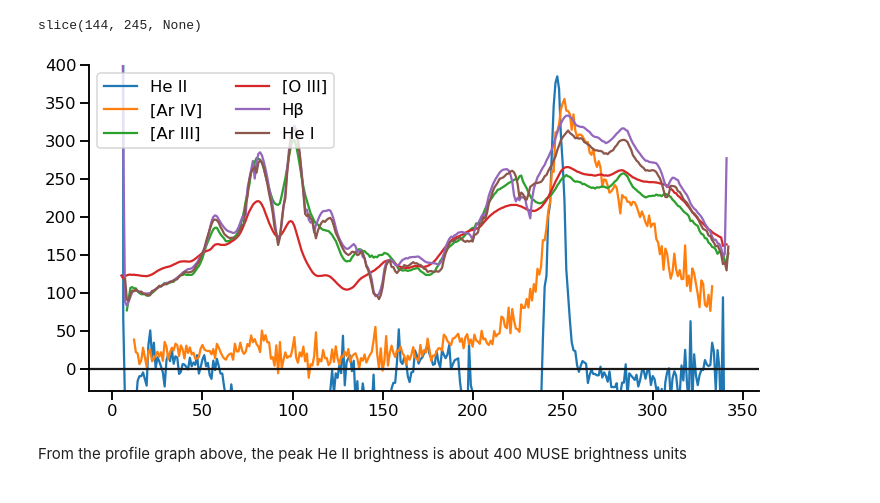
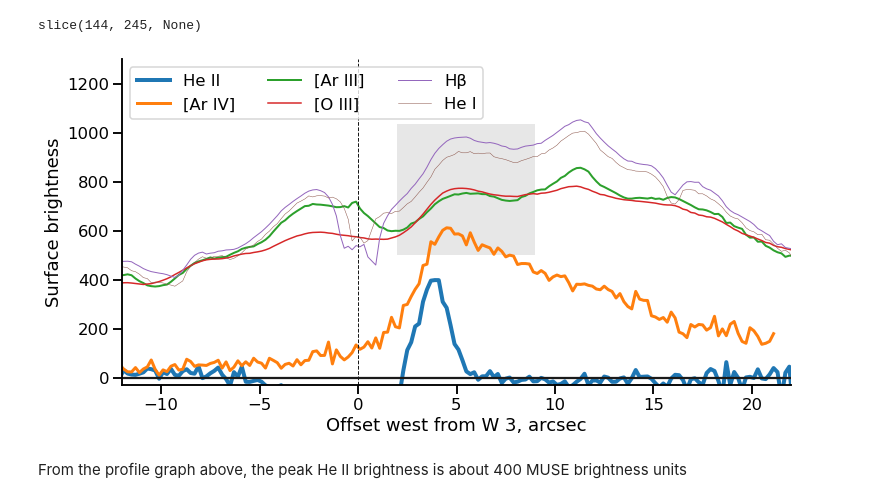
Before and after one commit to will-henney/muse-hii-regions, a Jupyter notebook: notebooks/01-02-yet-more-line-ratios.ipynb, the cells around one changed output. Saved outputs shown, nothing was run; the diff lists cells and outputs as text; code cells hidden in the pictures.

```diff
--- a/notebooks/01-02-yet-more-line-ratios.ipynb
+++ b/notebooks/01-02-yet-more-line-ratios.ipynb
@@ -396,7 +396,9 @@ slice(144, 245, None)
 xxslice = slice(None, None)
 #yyslice = slice(164, 204) # original
 #yyslice = slice(160, 210) # broader
-yyslice = slice(170, 200) # narrower
+#yyslice = slice(170, 200) # narrower
+yyslice = slice(180, 200) # top half ultra narrow
+
 
 def make_profile(im):
     #return np.make(im[yyslice, xxslice].data, axis=0)
@@ -410,23 +412,33 @@ ariii_profile = make_profile(imariii)
 oiii_profile = make_profile(imoiii)
 # %%
 fig, ax = plt.subplots(figsize=(12, 6))
-ax.plot(heii_profile, label="He II")
-ax.plot(0.6 * ariv_profile, label="[Ar IV]")
-ax.plot(0.13 * ariii_profile, label="[Ar III]")
-ax.plot(0.0020 * oiii_profile, label="[O III]")
-ax.plot(0.011 * hb_profile, label="Hβ")
-ax.plot(0.100 * hei_profile, label="He I")
+ix0 = 227.5
+nx = len(heii_profile)
+pos = (np.arange(nx) - ix0) * 0.2
+
+ax.plot(pos, heii_profile, label="He II", lw=4)
+ax.plot(pos, 1.00 * ariv_profile, label="[Ar IV]", lw=3)
+ax.plot(pos, 3 * 0.13 * ariii_profile, label="[Ar III]", lw=2.0)
+ax.plot(pos, 3 * 0.0019 * oiii_profile, label="[O III]", lw=1.5)
+ax.plot(pos, 3 * 0.011 * hb_profile, label="Hβ", lw=1.0)
+ax.plot(pos, 3 * 0.100 * hei_profile, label="He I", lw=0.5)
 
 ax.axhline(0, color="k")
 
-ax.legend(ncol=2, loc="upper left")
+ax.axvline(0, color="k", lw=1, ls="dashed")
+ax.axvspan(2.0, 9.0, 0.4, 0.8, color="k", alpha=0.1, linewidth=0, zorder=-100)
+ax.legend(ncol=3,loc="upper left")
 
 ax.set(
-    ylim=[-30, 400],
+    xlabel="Offset west from W 3, arcsec",
+    ylabel="Surface brightness",
+    xlim=[-12, 22],
+    ylim=[-30, 1300],
 )
-sns.despine();
+sns.despine()
+fig.savefig("../figs/ngc346-bow-shock-brightness-cuts.pdf");
 # %% [output]
-[figure, old version]
+[figure, new version]
 # %% [markdown]
 From the profile graph above, the peak He II brightness is about 400 MUSE brightness units
 # %%
```
Also changed, not shown: 6 other files.
